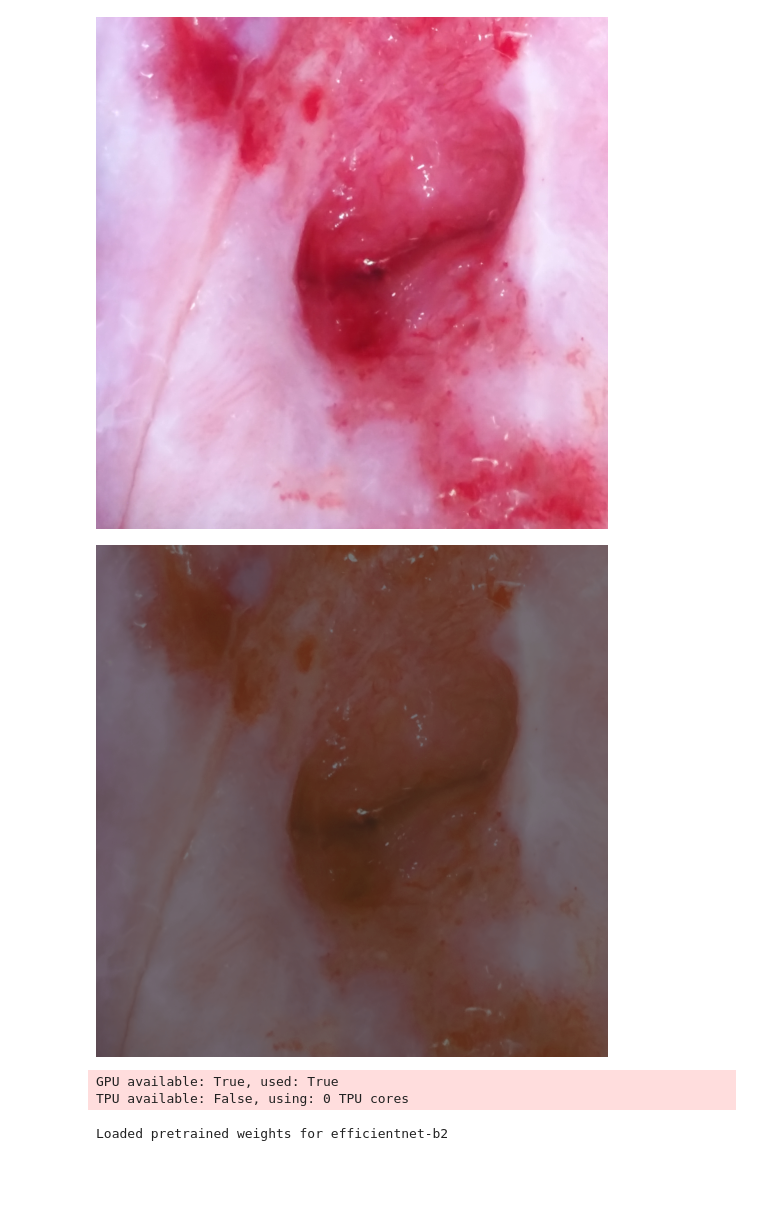
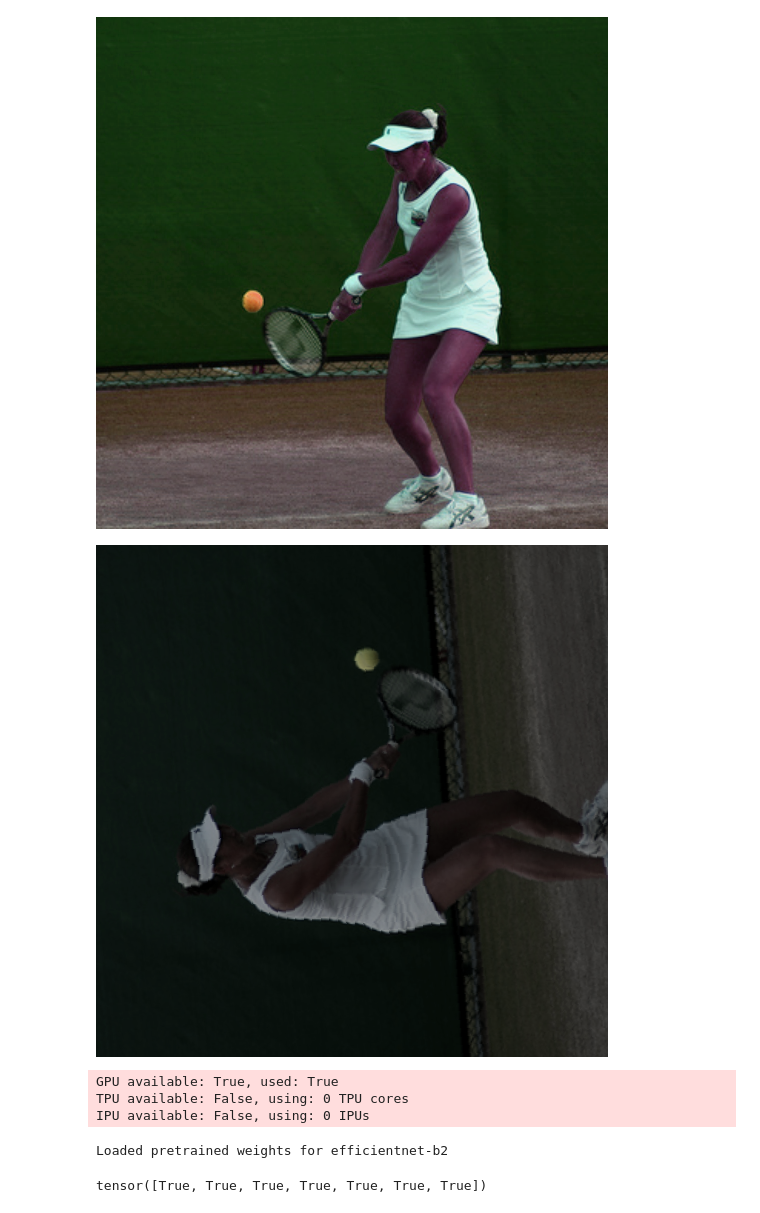
Before and after one commit to BhanuPrakashPebbeti/FewShot-DataCleaners-using-Supervised-Contrastive-Learning, a Jupyter notebook: Contrastive_learning/sqlearning.ipynb, the cells around one changed output. Cells and saved outputs as stored; diff of their text form; code cells hidden in the pictures; blank space fills up the shorter version.

```diff
--- a/Contrastive_learning/sqlearning.ipynb
+++ b/Contrastive_learning/sqlearning.ipynb
@@ -30,0 +157,12 @@ from argparse import Namespace
+# %%
+train_df = pd.read_csv("/workstation/raid/home/p170059cs/data_from_b170007ec/Programs/Bhanu/CERVICAL2.0/Dataset/Dataset1.csv")
+img_dirs = list(train_df["path"])
+for i in range(len(img_dirs)):
+    img_dirs[i] = img_dirs[i].replace("/workstation/raid/home/p170059cs/bijoy_backup/data_from_b170007ec","/workstation/raid/home/p170059cs/data_from_b170007ec")
+labels = list(train_df["id"])
+
+print("Length of total data :", len(img_dirs))
+# temp = list(zip(img_dirs, labels))
+# random.shuffle(temp)
+# data, labels = zip(*temp)
+data = img_dirs
@@ -376,41 +455,43 @@ Length of train labels : 2454
 # %%
 ds = PretrainingDatasetWrapper(data, labels)
 # %%
-tvf.to_pil_image(ds.raw(506)[0][1])
+tvf.to_pil_image(ds.raw(971516)[0][1])
 # %% [output]
-[figure, old version]
+[figure, new version]
 # %%
-tvf.to_pil_image(ds.raw(506)[0][0])
+tvf.to_pil_image(ds.raw(971516)[0][0])
 # %% [output]
-[figure, old version]
+[figure, new version]
 # %%
 hparams = Namespace(
     lr=0.001,
     epochs=200,
-    batch_size=22,
-    train_size=28534,
-    validation_size=3170
+    batch_size=27,
+    train_size=63580,
+    validation_size=7030
 )
 
 checkpoint_callback = ModelCheckpoint(
-    dirpath="/workstation/home/bijoy/data_from_b170007ec/Programs/Bhanu/SCLEARNING/Checkpoints",
+    dirpath="/workstation/raid/home/p170059cs/bijoy_backup/data_from_b170007ec/Programs/Bhanu/CERVICAL2.0/Checkpoints",
     filename="model",
     monitor='val_loss',
     verbose=True,
     save_top_k=1,
     mode='min'
 )
-early_stop_callback = EarlyStopping(monitor='val_loss', min_delta=0.0, patience=18, verbose=1, mode='min')
+early_stop_callback = EarlyStopping(monitor='val_loss', min_delta=0.0, patience=10, verbose=1, mode='min')
 module = ImageEmbeddingModule(hparams)
 trainer = pl.Trainer(gpus = 1,
-                     accumulate_grad_batches=1297,
+                     accumulate_grad_batches=512,
                      max_epochs=hparams.epochs,
                      replace_sampler_ddp = False,
+                     strategy="dp",
                     callbacks=[checkpoint_callback,early_stop_callback],
                     progress_bar_refresh_rate=20)
 # %% [output]
 GPU available: True, used: True
 TPU available: False, using: 0 TPU cores
+IPU available: False, using: 0 IPUs
 Loaded pretrained weights for efficientnet-b2
 # %%
 trainer.fit(module)
@@ -416,0 +502,4 @@ trainer.fit(module)
+# %%
+mask
+# %% [output]
+tensor([True, True, True, True, True, True, True])
```
Also changed, not shown: parts of 14 cells of this notebook, 40 other files.
